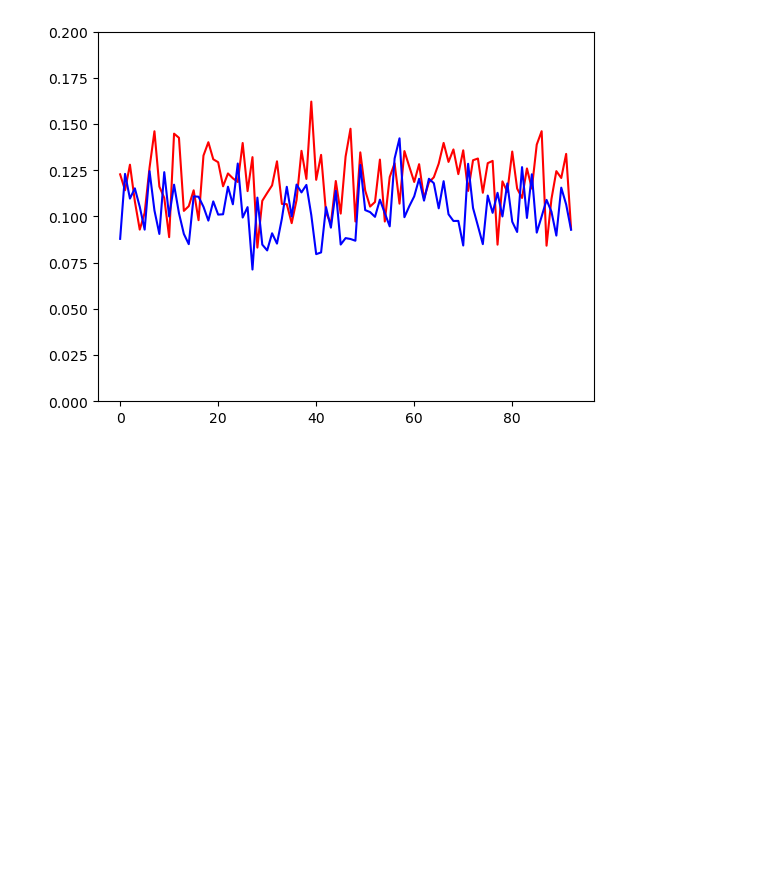
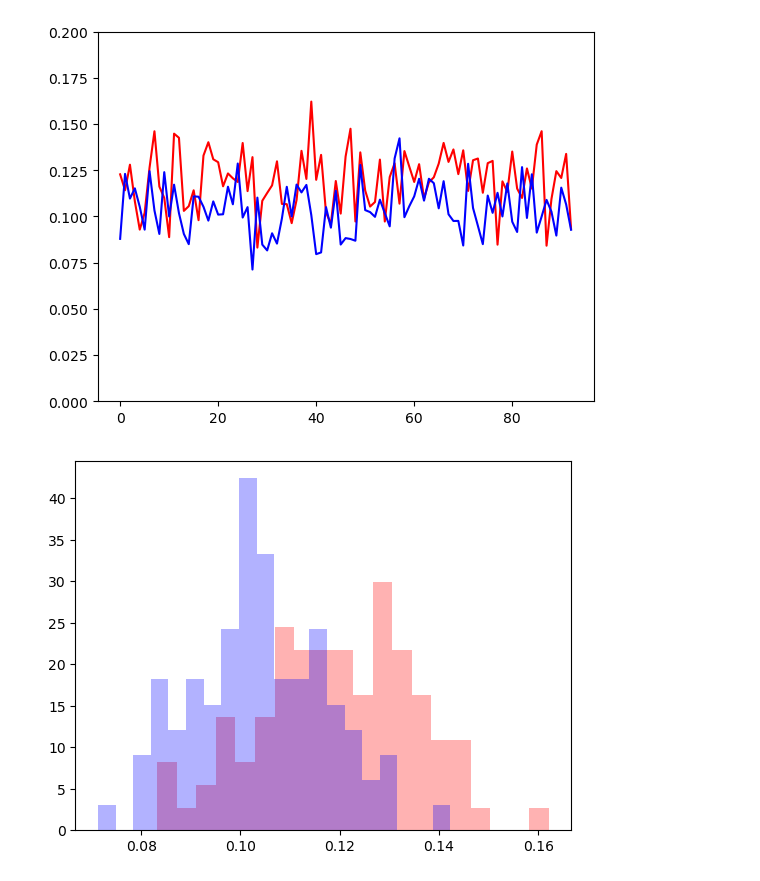
Before and after one commit to KorbovskiyOleg/DataScience, a Jupyter notebook: DataScince/Python/ДЗ сатистика/hw.ipynb, the cells around one changed output. Drawn from its saved outputs; the diff is of its cells as text; code cells hidden in the pictures; blank space fills up the shorter version.

```diff
--- a/DataScince/Python/ДЗ сатистика/hw.ipynb
+++ b/DataScince/Python/ДЗ сатистика/hw.ipynb
@@ -248,3 +248,12 @@ plt.ylim(0,0.2)
 # %% [output]
 (0.0, 0.2)
 [figure]
+# %%
+# построим распределение средних значений конверсии по дням в тесте и в контроле
+
+plt.hist(test_in_by_conv,20,density=True,color='r', alpha=0.3)
+plt.hist(control_in_by_conv,20,density=True, color='b', alpha= 0.3)
+
+plt.show()
+# %% [output]
+[figure, added]
```
Also changed, not shown: parts of 1 cell of this notebook.
